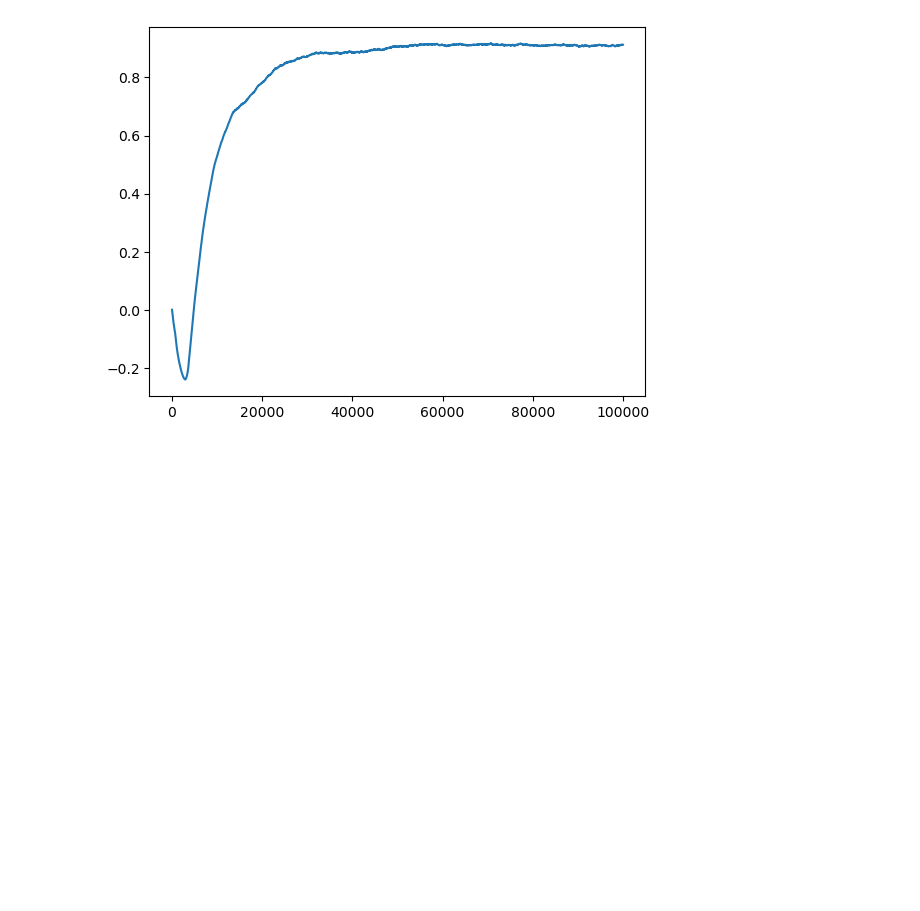
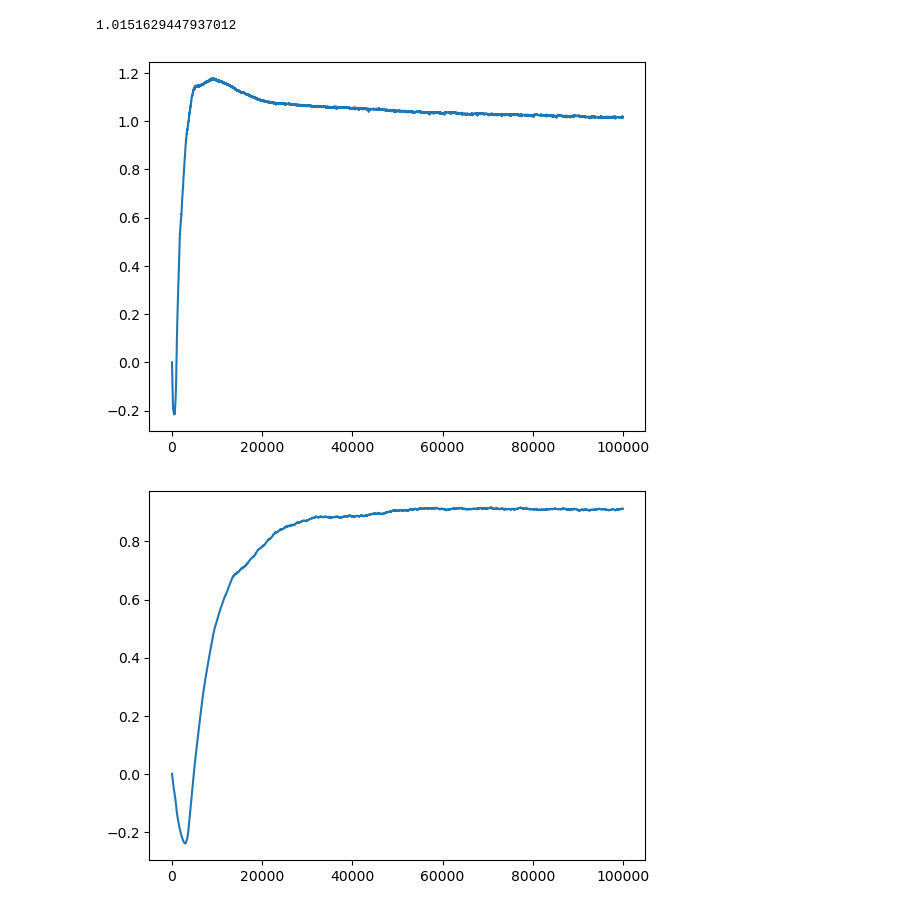
Before and after one commit to merdern/FYP, a Jupyter notebook: ModTechPINN.ipynb, the cells around one changed output. Cells and saved outputs as stored; diff of their text form; code cells hidden in the pictures; blank space fills up the shorter version.

```diff
--- a/ModTechPINN.ipynb
+++ b/ModTechPINN.ipynb
@@ -214,3 +212,9 @@ Ds
+# %%
+plt.plot(Ds)
+Ds[-1]
+# %% [output]
+1.0151629447937012
+[figure, added]
 # %%
 # ds_flattened = [tensor.flatten().detach().numpy() for tensor in Ds]
 
```
Also changed, not shown: parts of 3 cells of this notebook, 2 other files.
